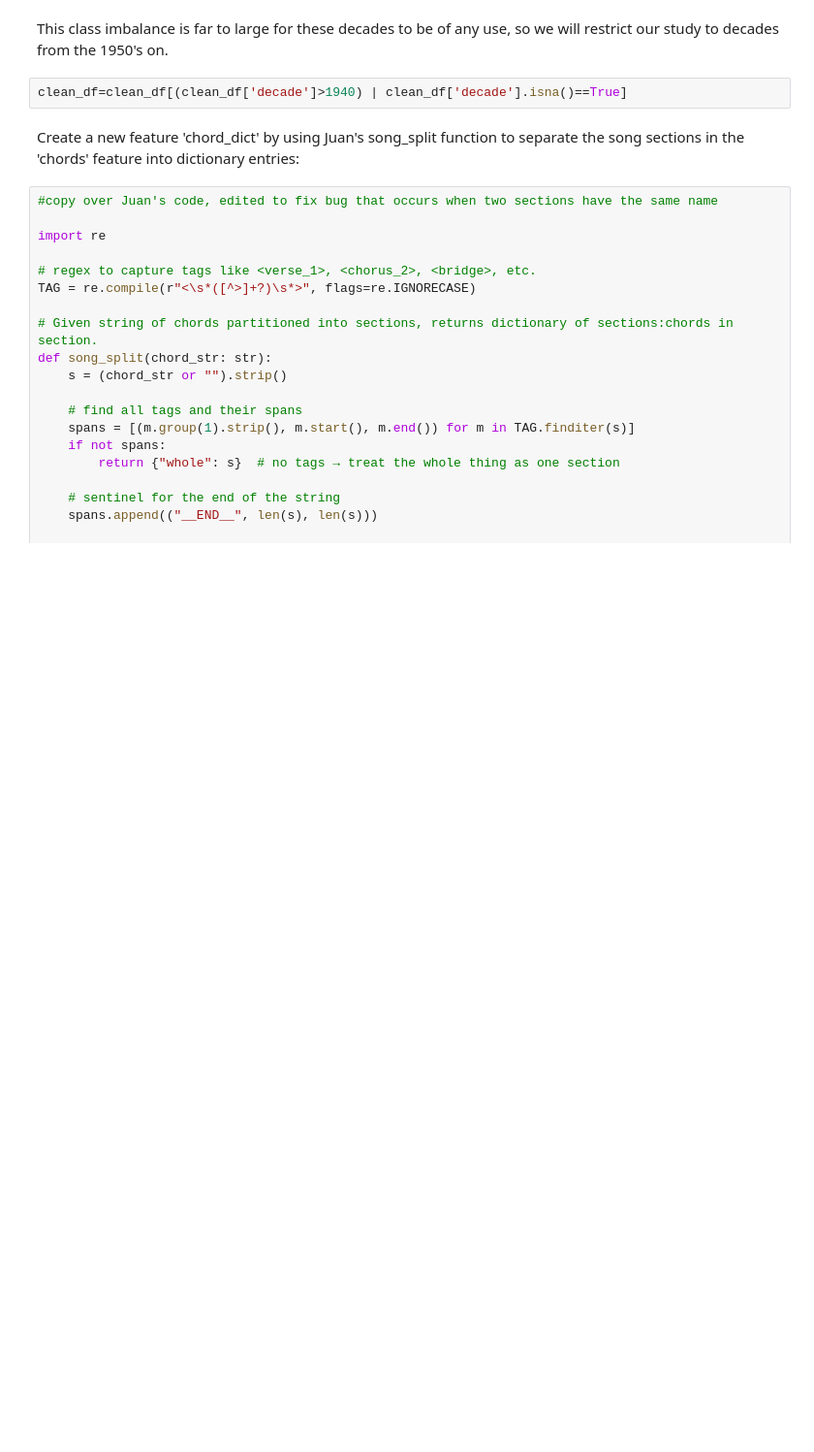
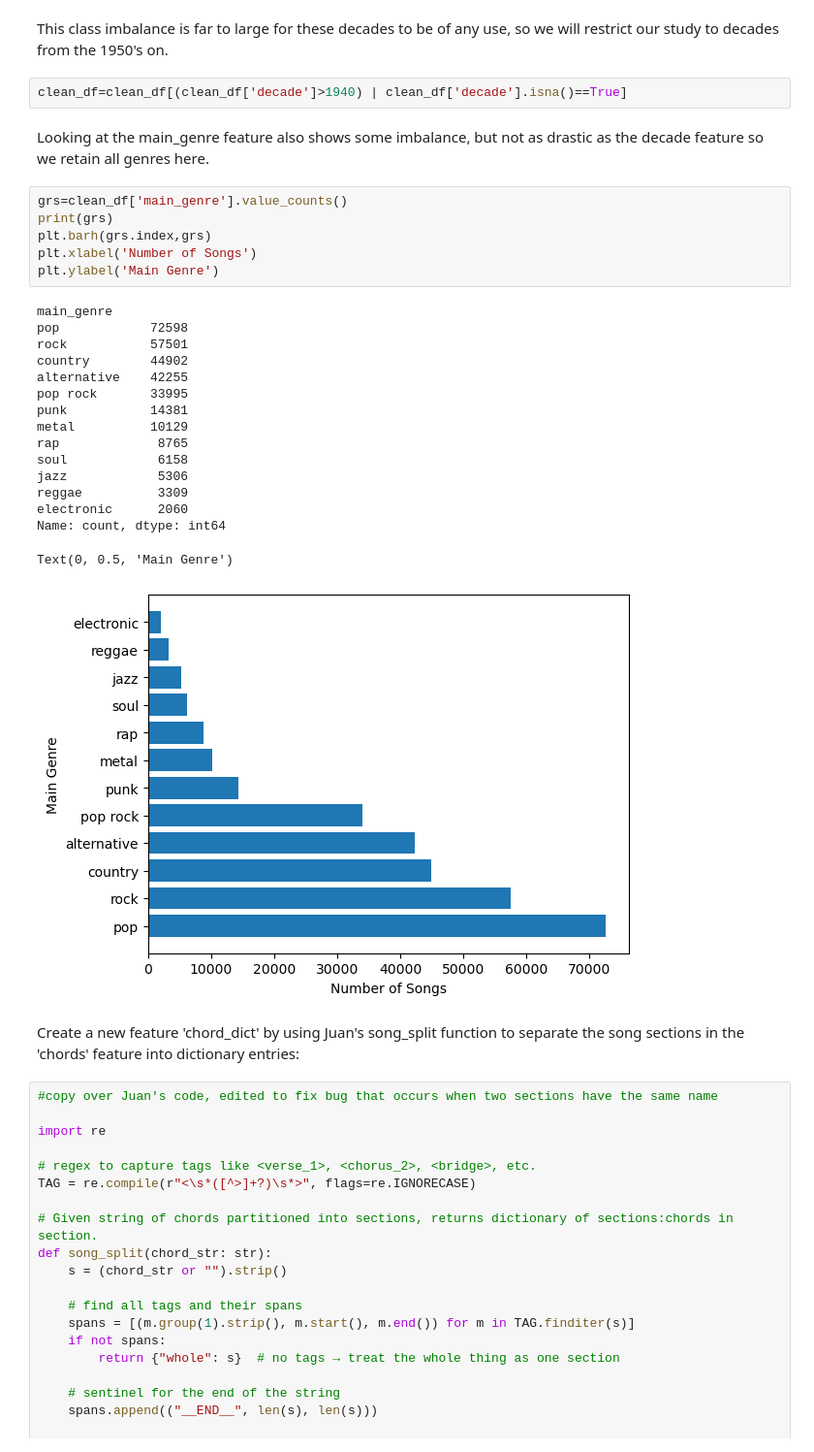
Before and after one commit to Erdos-Projects/fall-2025-harmonic-features-for-song-recommendations, a Jupyter notebook: data/data_clean.ipynb, the cells around one changed output. Shown at 97% size. Drawn from its saved outputs; the diff is of its cells as text; blank space fills up the shorter version.

```diff
--- a/data/data_clean.ipynb
+++ b/data/data_clean.ipynb
@@ -74,6 +85,31 @@ Name: count, dtype: int64
 This class imbalance is far to large for these decades to be of any use, so we will restrict our study to decades from the 1950's on.
 # %%
 clean_df=clean_df[(clean_df['decade']>1940) | clean_df['decade'].isna()==True]
+# %% [markdown]
+Looking at the main_genre feature also shows some imbalance, but not as drastic as the decade feature so we retain all genres here.
+# %%
+grs=clean_df['main_genre'].value_counts()
+print(grs)
+plt.barh(grs.index,grs)
+plt.xlabel('Number of Songs')
+plt.ylabel('Main Genre')
+# %% [output]
+main_genre
+pop            72598
+rock           57501
+country        44902
+alternative    42255
+pop rock       33995
+punk           14381
+metal          10129
+rap             8765
+soul            6158
+jazz            5306
+reggae          3309
+electronic      2060
+Name: count, dtype: int64
+Text(0, 0.5, 'Main Genre')
+[figure, added]
 # %% [markdown]
 Create a new feature 'chord_dict' by using Juan's song_split function to separate the song sections in the 'chords' feature into dictionary entries:
 # %%
```
Also changed, not shown: parts of 6 cells of this notebook, 3 other files.
